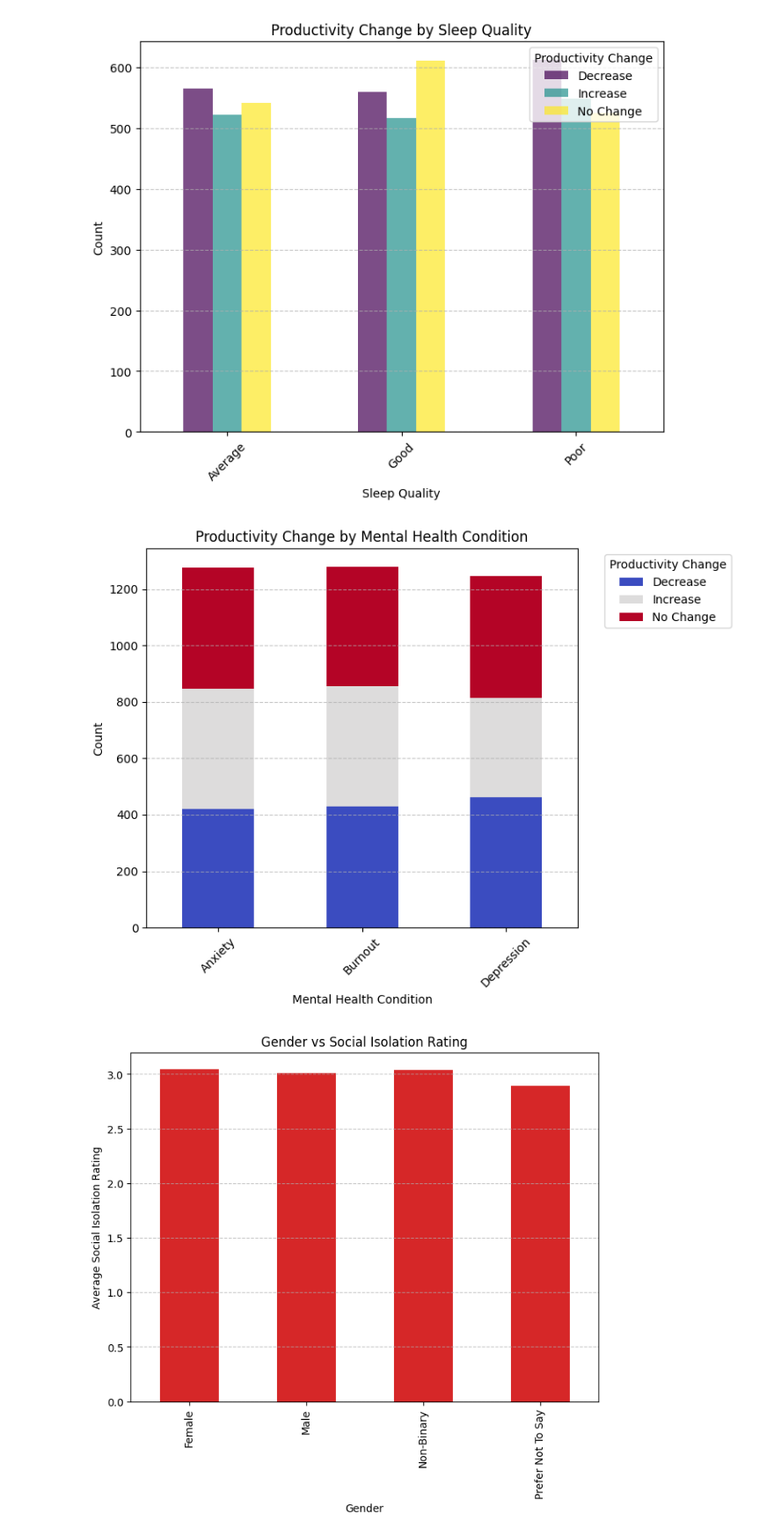
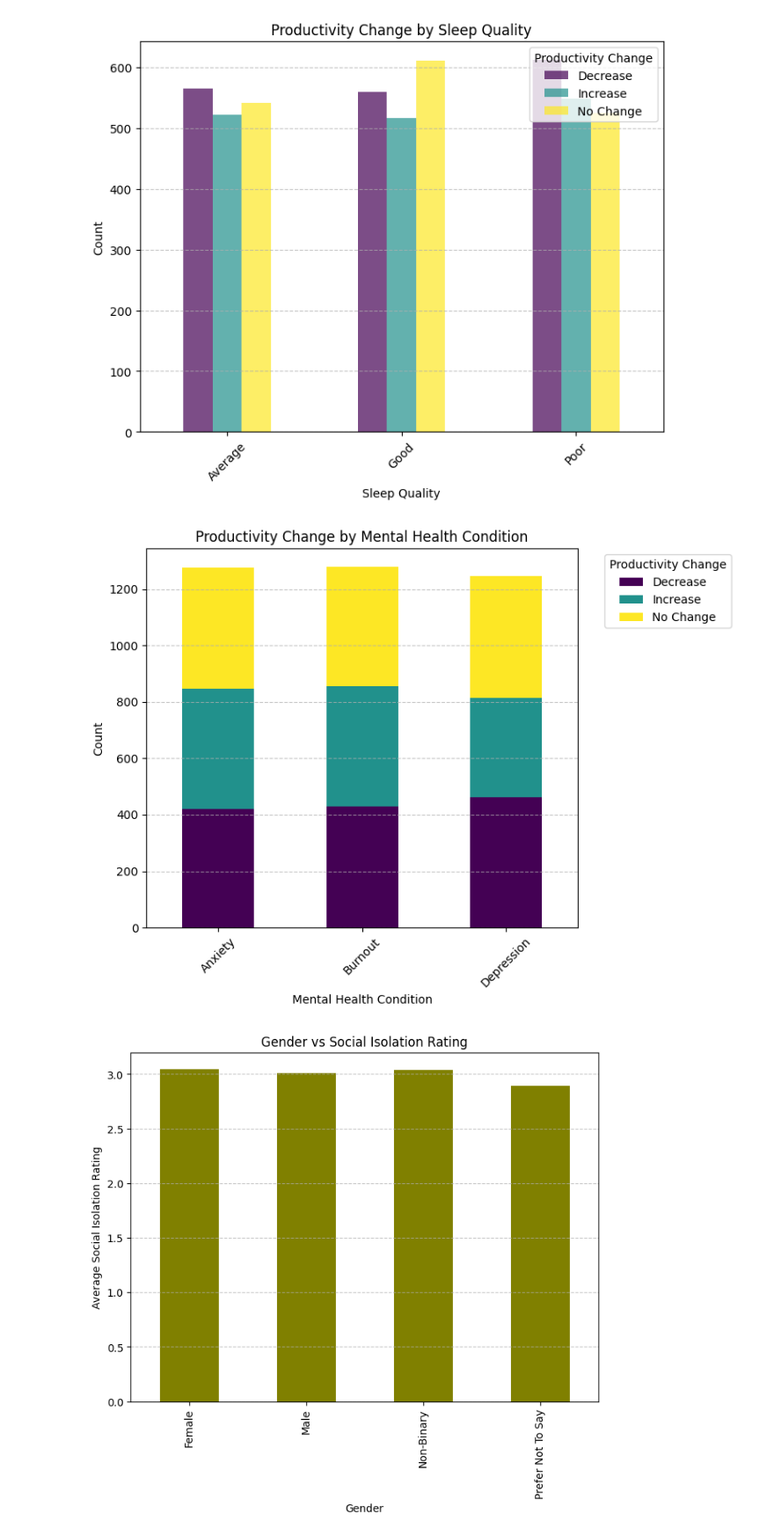
Before and after one commit to patrii10/EDA_Patricia_Diez, a Jupyter notebook: EDA_Entrega/src/notebooks/analisis_multivariante.ipynb, the cells around one changed output. Shown: that part at 88% size. Saved outputs shown, nothing was run; the diff lists cells and outputs as text; code cells hidden in the pictures.

```diff
--- a/EDA_Entrega/src/notebooks/analisis_multivariante.ipynb
+++ b/EDA_Entrega/src/notebooks/analisis_multivariante.ipynb
@@ -190,7 +190,7 @@ import matplotlib.pyplot as plt
 mh_prod_table = health.groupby(['Mental_Health_Condition', 'Productivity_Change']).size().unstack(fill_value=0)
 
 # Crear gráfico de barras apiladas
-mh_prod_table.plot(kind='bar', stacked=True, figsize=(8, 6), colormap='coolwarm')
+mh_prod_table.plot(kind='bar', stacked=True, figsize=(8, 6), colormap='viridis')
 
 # Personalización del gráfico
 plt.title('Productivity Change by Mental Health Condition')
@@ -204,23 +204,23 @@ plt.grid(axis='y', linestyle='--', alpha=0.7)
 # Mostrar el gráfico
 plt.show()
 # %% [output]
-[figure, old version]
+[figure, new version]
 # %%
 # Convertimos Social_Isolation_Rating a numérico
 health['Social_Isolation_Rating'] = pd.to_numeric(health['Social_Isolation_Rating'], errors='coerce')
 
 # Agrupamos por Gender y calculamos la media
 isolation_gender = health.groupby('Gender')['Social_Isolation_Rating'].mean()
 
 # Gráfico de barras
-isolation_gender.plot(kind='bar', figsize=(8, 6), color='#d62728')
+isolation_gender.plot(kind='bar', figsize=(8, 6), color='olive')
 plt.title('Gender vs Social Isolation Rating')
 plt.xlabel('Gender')
 plt.ylabel('Average Social Isolation Rating')
 plt.grid(axis='y', linestyle='--', alpha=0.7)
 plt.show()
 # %% [output]
-[figure, old version]
+[figure, new version]
 # %%
 # Contar frecuencia de Social_Isolation_Rating por Gender
 isolation_gender = health.groupby(['Gender', 'Social_Isolation_Rating']).size().unstack(fill_value=0)
```
Also changed, not shown: parts of 3 cells of this notebook.
